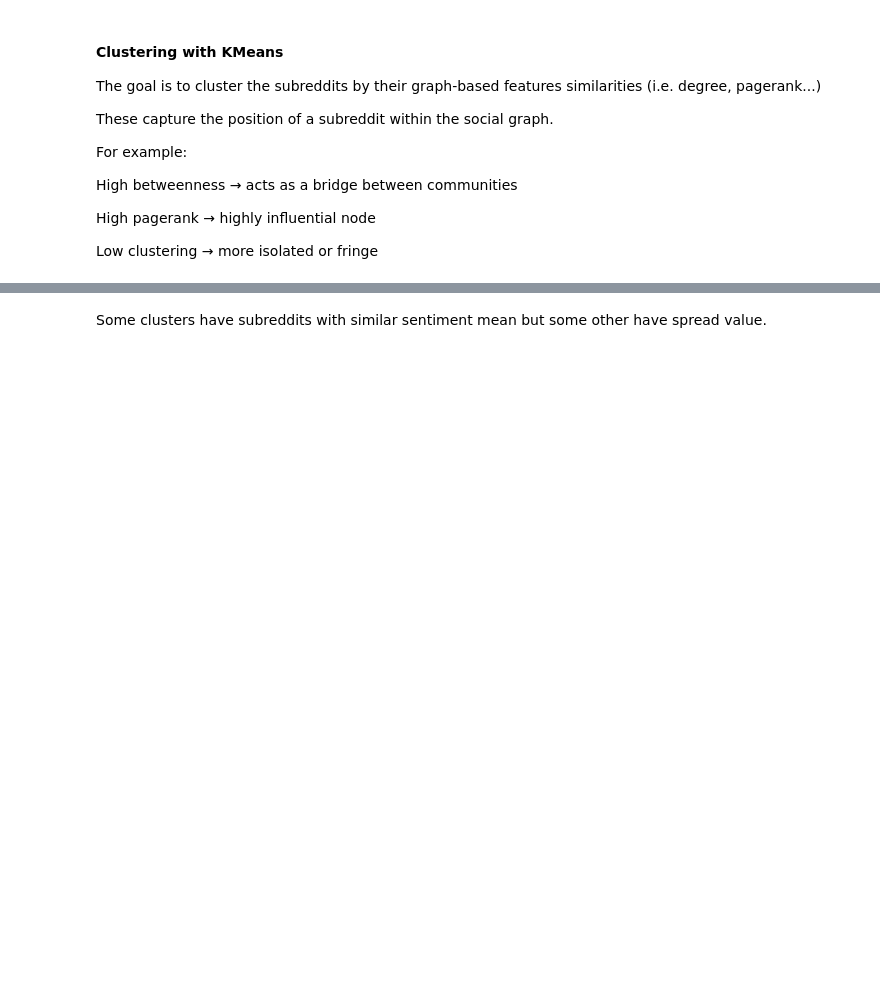
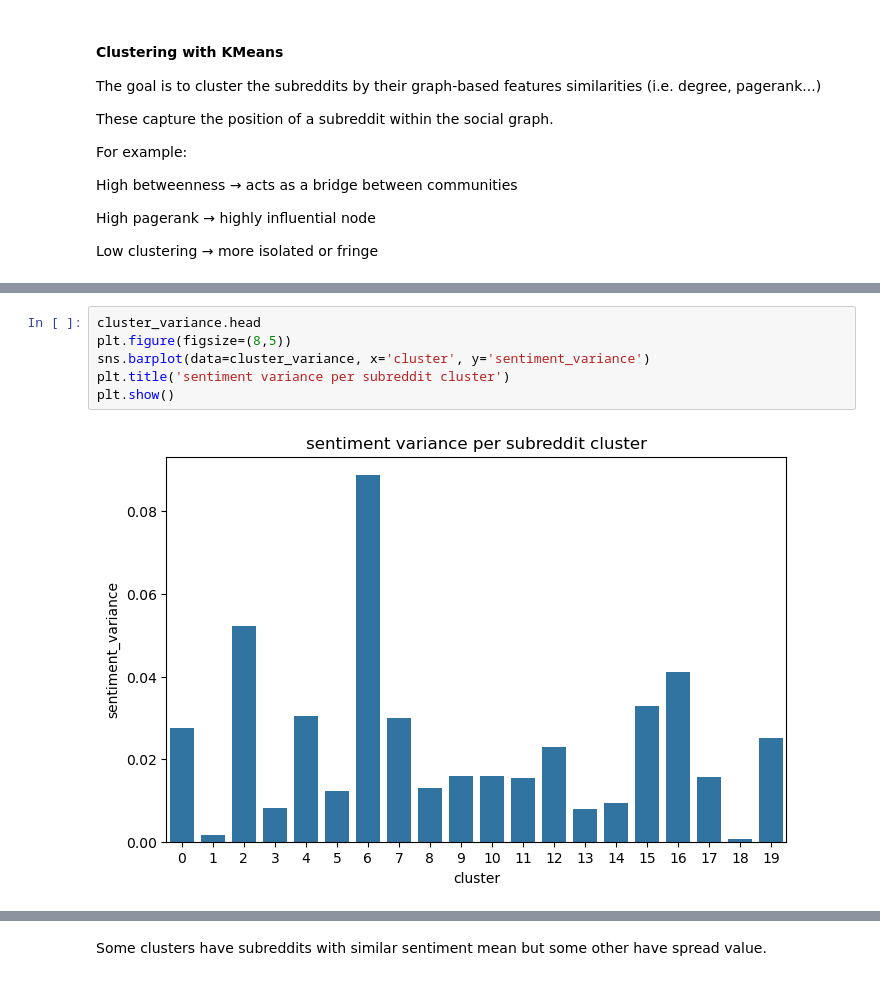
Before and after one commit to epfl-ada/ada-2025-project-othertagada, a Jupyter notebook: maguette.ipynb, the cells around one changed output, grey strips where cells are left out. Cells and saved outputs as stored; diff of their text form; blank space fills up the shorter version.

```diff
--- a/maguette.ipynb
+++ b/maguette.ipynb
@@ -248 +302,9 @@ Variance of mean sentiment within each cluster:
+# %%
+cluster_variance.head
+plt.figure(figsize=(8,5))
+sns.barplot(data=cluster_variance, x='cluster', y='sentiment_variance')
+plt.title('sentiment variance per subreddit cluster')
+plt.show()
+# %% [output]
+[figure, added]
 # %%
```
Also changed, not shown: parts of 7 cells of this notebook, 3 other files.
